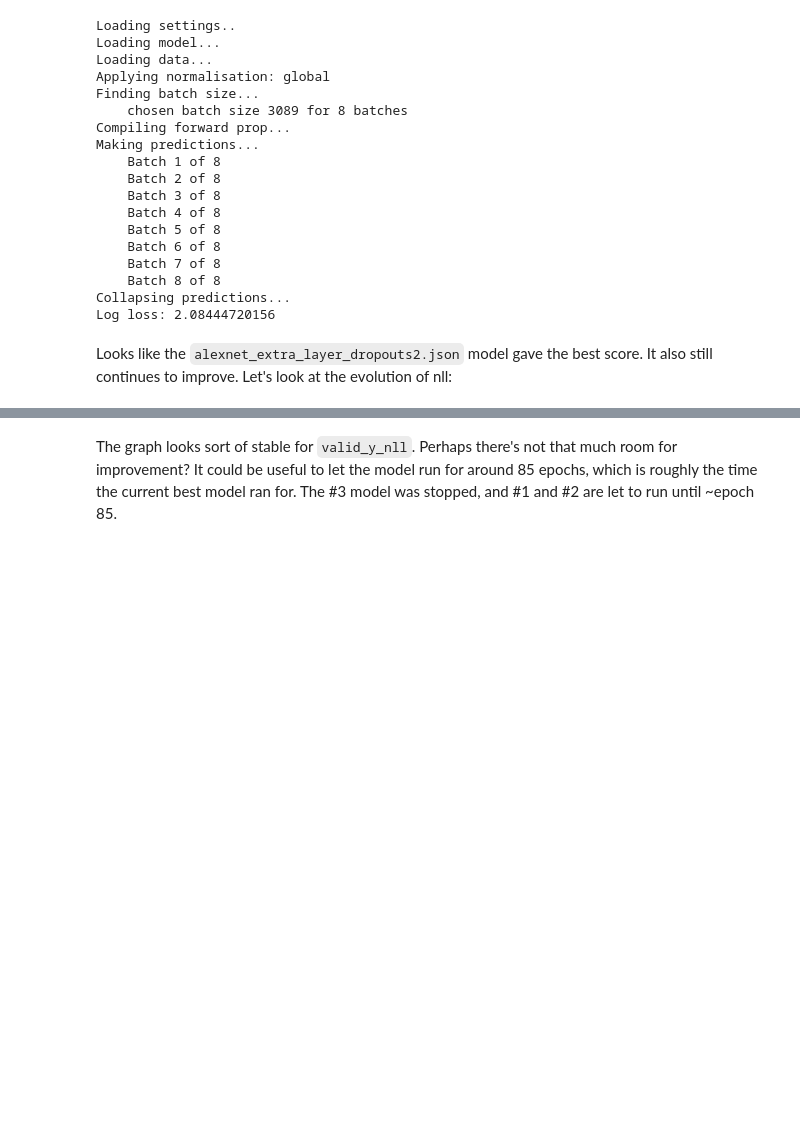
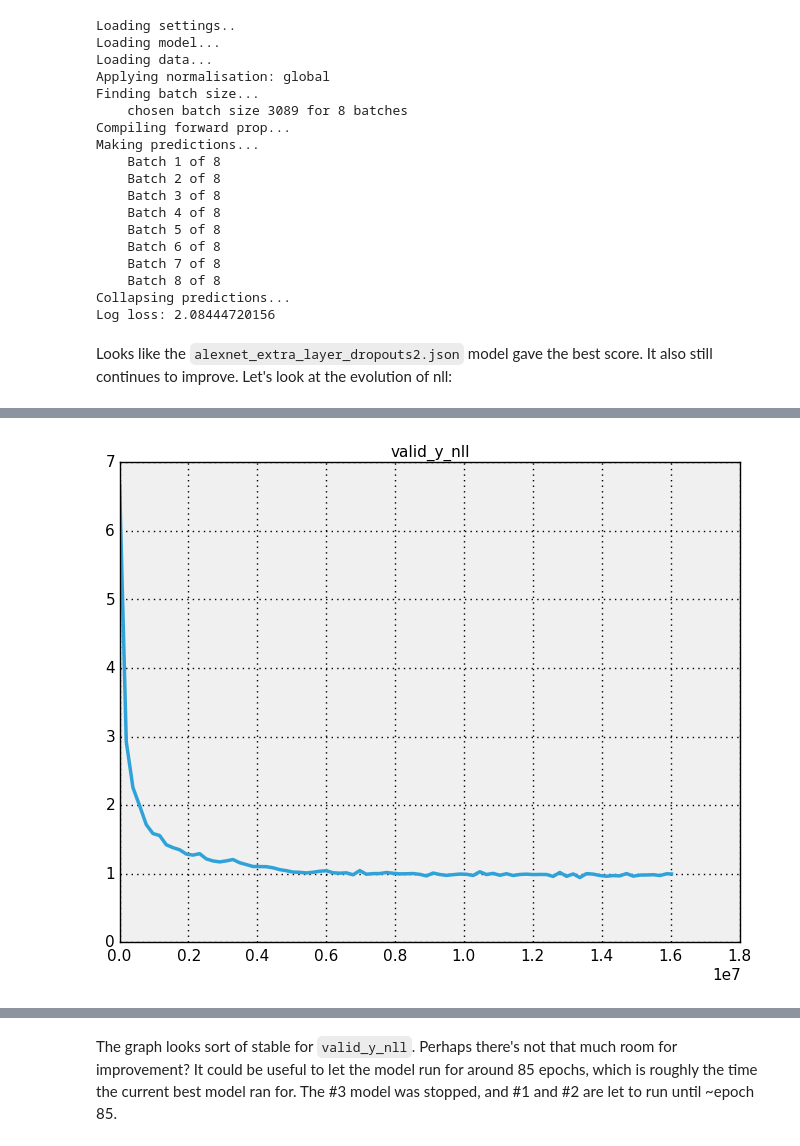
Before and after one commit to Neuroglycerin/neukrill-net-work, a Jupyter notebook: notebooks/Analyse alexnet_extra_layer_dropouts models.ipynb, the cells around one changed output, grey strips where cells are left out. Saved outputs shown, nothing was run; the diff lists cells and outputs as text; code cells hidden in the pictures; blank space fills up the shorter version.

Commit message:
cleaned up graphs

```diff
--- a/notebooks/Analyse alexnet_extra_layer_dropouts models.ipynb
+++ b/notebooks/Analyse alexnet_extra_layer_dropouts models.ipynb
@@ -11,3 +31,5 @@ cd ..
+# %%
+m = pylearn2.utils.serial.load("/disk/scratch/neuroglycerin/models/alexnet_extra_layer_dropouts2.pkl.recent")
 # %%
 %run check_test_score.py -v run_settings/alexnet_extra_layer_dropouts.json
 # %% [output]
@@ -139,0 +103,11 @@ KeyboardInterrupt:
+# %%
+def plot_monitor(model,c = 'valid_y_nll'):
+    channel = model.monitor.channels[c]
+    plt.title(c)
+    plt.grid(which="both")
+    plt.plot(channel.example_record,channel.val_record)
+    return None
+# %%
+plot_monitor(m)
+# %% [output]
+[figure, added]
```
Also changed, not shown: parts of 5 cells of this notebook.
